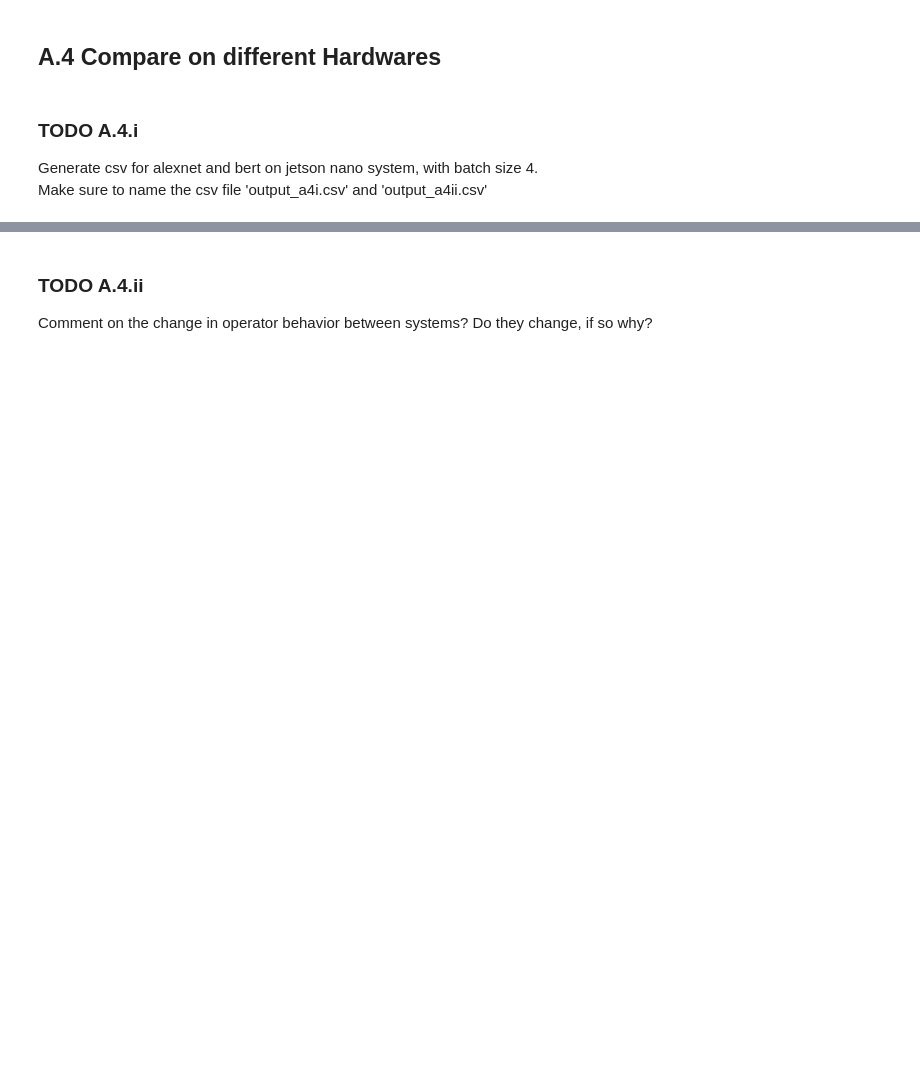
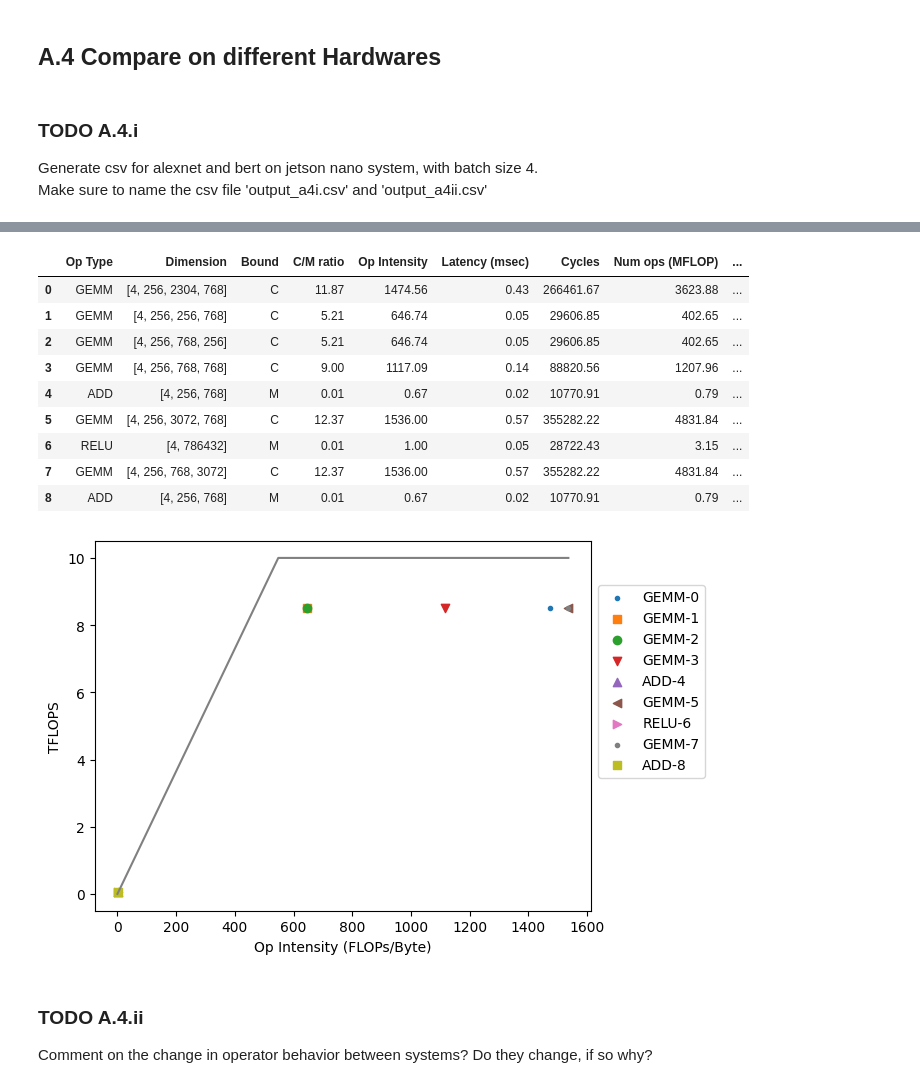
Before and after one commit to kevinstark-coder/Roofline_Dataflow, a Jupyter notebook: lab1/lab1A.ipynb, the cells around one changed output, grey strips where cells are left out. Saved outputs shown, nothing was run; the diff lists cells and outputs as text; code cells hidden in the pictures; blank space fills up the shorter version.

```diff
--- a/lab1/lab1A.ipynb
+++ b/lab1/lab1A.ipynb
@@ -212,3 +196,22 @@ Make sure to name the csv file 'output_a4i.csv' and 'output_a4ii.csv'
+# %%
+bert_on_jetson_nano_df = analysis_model(bert(4), jetson_nano)
+display(bert_on_jetson_nano_df)
+dot_roofline(bert_on_jetson_nano_df, jetson_nano)
+
+alexnet_on_jetson_nano_df.to_csv('output_a4i.csv', index=False)
+bert_on_jetson_nano_df.to_csv('output_a4ii.csv', index=False)
+# %% [output]
+|  | Op Type | Dimension | Bound | C/M ratio | Op Intensity | Latency (msec) | Cycles | Num ops (MFLOP) | ... |
+| 0 | GEMM | [4, 256, 2304, 768] | C | 11.87 | 1474.56 | 0.43 | 266461.67 | 3623.88 | ... |
+| 1 | GEMM | [4, 256, 256, 768] | C | 5.21 | 646.74 | 0.05 | 29606.85 | 402.65 | ... |
+| 2 | GEMM | [4, 256, 768, 256] | C | 5.21 | 646.74 | 0.05 | 29606.85 | 402.65 | ... |
+| 3 | GEMM | [4, 256, 768, 768] | C | 9.00 | 1117.09 | 0.14 | 88820.56 | 1207.96 | ... |
+| 4 | ADD | [4, 256, 768] | M | 0.01 | 0.67 | 0.02 | 10770.91 | 0.79 | ... |
+| 5 | GEMM | [4, 256, 3072, 768] | C | 12.37 | 1536.00 | 0.57 | 355282.22 | 4831.84 | ... |
+| 6 | RELU | [4, 786432] | M | 0.01 | 1.00 | 0.05 | 28722.43 | 3.15 | ... |
+| 7 | GEMM | [4, 256, 768, 3072] | C | 12.37 | 1536.00 | 0.57 | 355282.22 | 4831.84 | ... |
+| 8 | ADD | [4, 256, 768] | M | 0.01 | 0.67 | 0.02 | 10770.91 | 0.79 | ... |
+[figure, added]
 # %% [markdown]
 ### TODO A.4.ii
 
```
Also changed, not shown: parts of 6 cells of this notebook, 8 other files.
